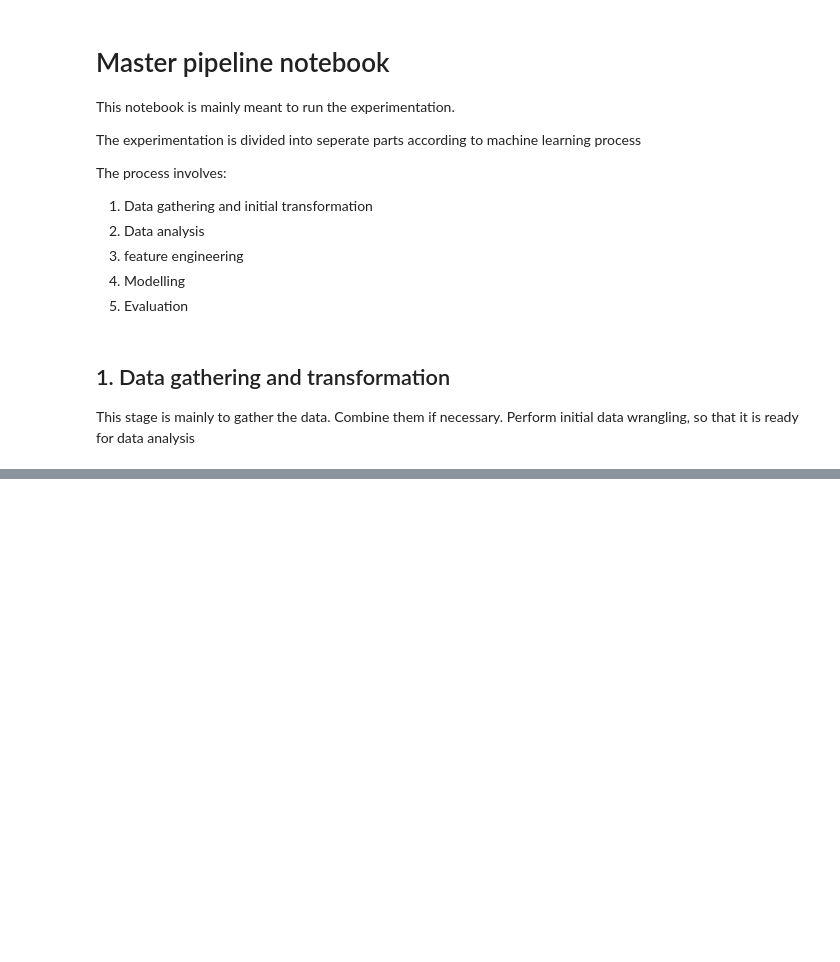
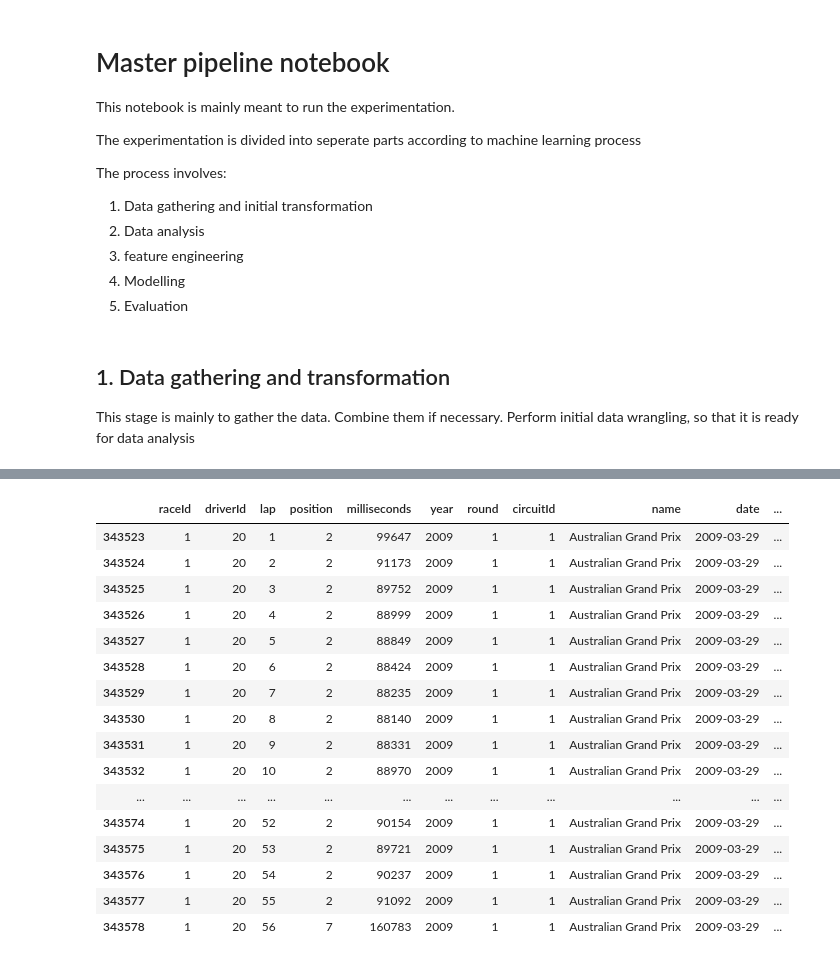
Before and after one commit to varunp04/predict-formula, a Jupyter notebook: src/model_training/master_pipeline_notebook.ipynb, the cells around one changed output, grey strips where cells are left out. Saved outputs shown, nothing was run; the diff lists cells and outputs as text; code cells hidden in the pictures; blank space fills up the shorter version.

```diff
--- a/src/model_training/master_pipeline_notebook.ipynb
+++ b/src/model_training/master_pipeline_notebook.ipynb
@@ -66,0 +215,20 @@ master_lap_times_df
+# %%
+lap_times_selected_driver_circuit[lap_times_selected_driver_circuit["raceId"] == 1]
+# %% [output]
+|  | raceId | driverId | lap | position | milliseconds | year | round | circuitId | name | date | ... |
+| 343523 | 1 | 20 | 1 | 2 | 99647 | 2009 | 1 | 1 | Australian Grand Prix | 2009-03-29 | ... |
+| 343524 | 1 | 20 | 2 | 2 | 91173 | 2009 | 1 | 1 | Australian Grand Prix | 2009-03-29 | ... |
+| 343525 | 1 | 20 | 3 | 2 | 89752 | 2009 | 1 | 1 | Australian Grand Prix | 2009-03-29 | ... |
+| 343526 | 1 | 20 | 4 | 2 | 88999 | 2009 | 1 | 1 | Australian Grand Prix | 2009-03-29 | ... |
+| 343527 | 1 | 20 | 5 | 2 | 88849 | 2009 | 1 | 1 | Australian Grand Prix | 2009-03-29 | ... |
+| 343528 | 1 | 20 | 6 | 2 | 88424 | 2009 | 1 | 1 | Australian Grand Prix | 2009-03-29 | ... |
+| 343529 | 1 | 20 | 7 | 2 | 88235 | 2009 | 1 | 1 | Australian Grand Prix | 2009-03-29 | ... |
+| 343530 | 1 | 20 | 8 | 2 | 88140 | 2009 | 1 | 1 | Australian Grand Prix | 2009-03-29 | ... |
+| 343531 | 1 | 20 | 9 | 2 | 88331 | 2009 | 1 | 1 | Australian Grand Prix | 2009-03-29 | ... |
+| 343532 | 1 | 20 | 10 | 2 | 88970 | 2009 | 1 | 1 | Australian Grand Prix | 2009-03-29 | ... |
+| ... | ... | ... | ... | ... | ... | ... | ... | ... | ... | ... | ... |
+| 343574 | 1 | 20 | 52 | 2 | 90154 | 2009 | 1 | 1 | Australian Grand Prix | 2009-03-29 | ... |
+| 343575 | 1 | 20 | 53 | 2 | 89721 | 2009 | 1 | 1 | Australian Grand Prix | 2009-03-29 | ... |
+| 343576 | 1 | 20 | 54 | 2 | 90237 | 2009 | 1 | 1 | Australian Grand Prix | 2009-03-29 | ... |
+| 343577 | 1 | 20 | 55 | 2 | 91092 | 2009 | 1 | 1 | Australian Grand Prix | 2009-03-29 | ... |
+| 343578 | 1 | 20 | 56 | 7 | 160783 | 2009 | 1 | 1 | Australian Grand Prix | 2009-03-29 | ... |
```
Also changed, not shown: parts of 20 cells of this notebook, 13 other files.
